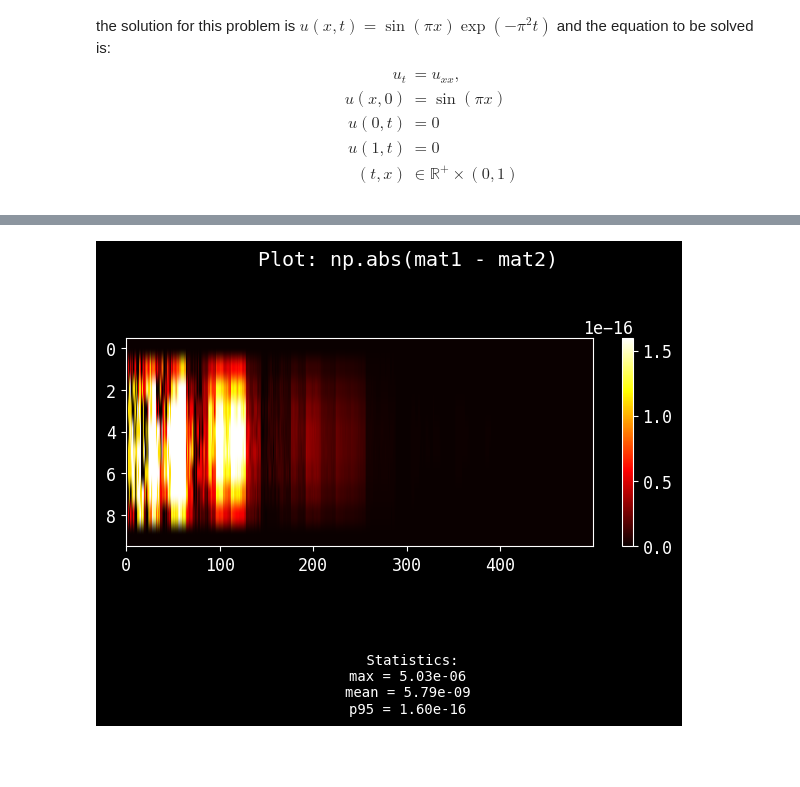
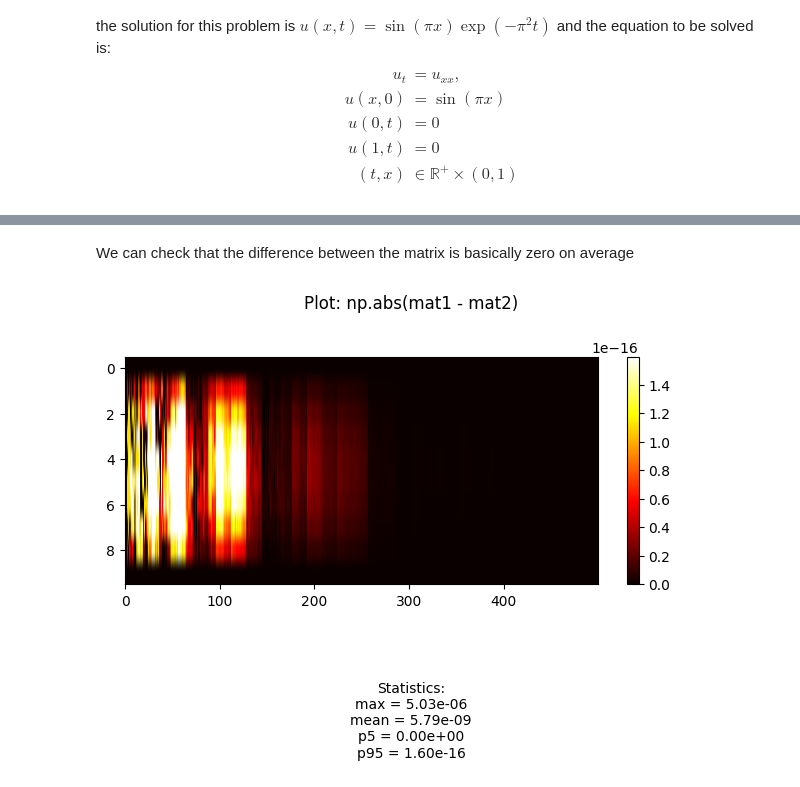
Before and after one commit to sergio-gastulo/undergraduate-coding, a Jupyter notebook: py_v/finite_difference_heat_eq.ipynb, the cells around one changed output, grey strips where cells are left out. Saved outputs shown, nothing was run; the diff lists cells and outputs as text; code cells hidden in the pictures; blank space fills up the shorter version.

```diff
--- a/py_v/finite_difference_heat_eq.ipynb
+++ b/py_v/finite_difference_heat_eq.ipynb
@@ -133,4 +142,6 @@ mat_opti = solve_opti(xx, m, lambda_)
+# %% [markdown]
+We can check that the difference between the matrix is basically zero on average
 # %%
-plot_diff_matrices(mat, mat_opti)
+fig3 = matrix_diff_plot(mat, mat_opti, [5, 95])
 # %% [output]
-[figure, old version]
+[figure, new version]
```
Also changed, not shown: parts of 8 cells of this notebook, 5 other files.
